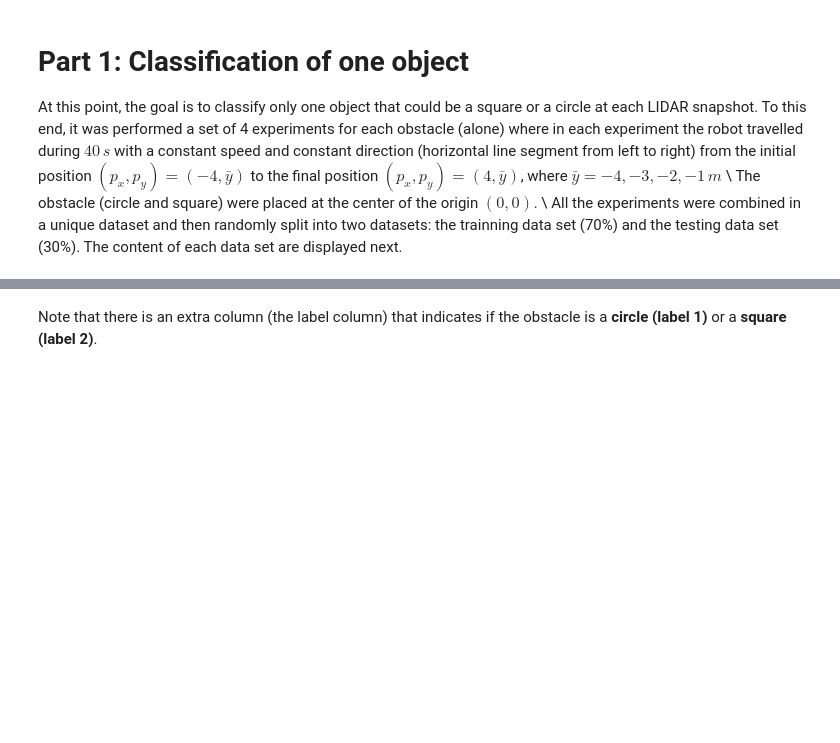
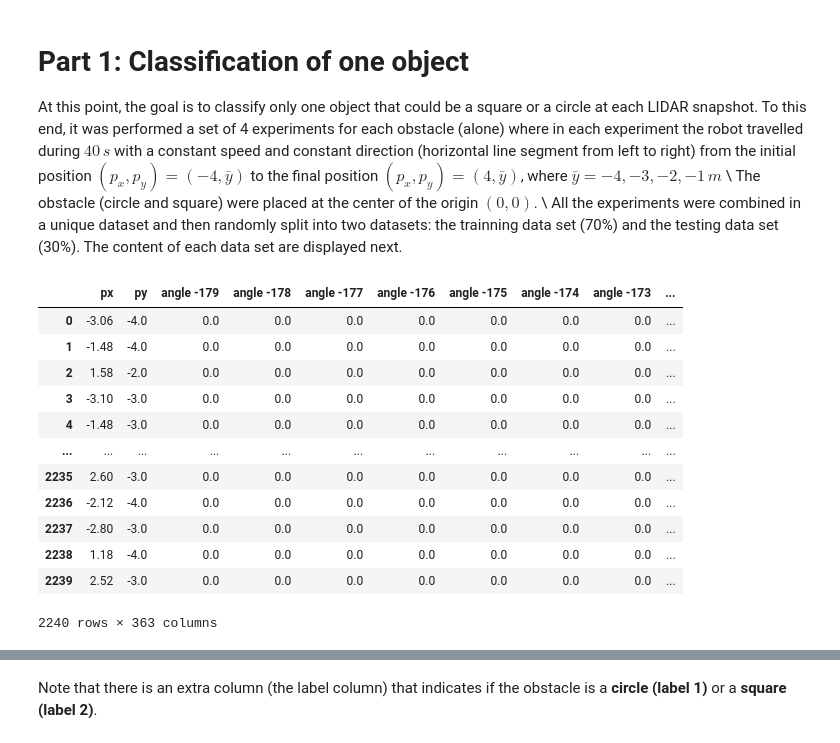
Before and after one commit to cthadeufaria/apc, a Jupyter notebook: project02/ML_project2.ipynb, the cells around one changed output, grey strips where cells are left out. Saved outputs shown, nothing was run; the diff lists cells and outputs as text; code cells hidden in the pictures; blank space fills up the shorter version.

```diff
--- a/project02/ML_project2.ipynb
+++ b/project02/ML_project2.ipynb
@@ -141,3 +162,21 @@ plt.show()
 At this point, the goal is to classify only one object that could be a square or a circle at each LIDAR snapshot. To this end, it was performed a set of 4 experiments for each obstacle (alone) where in each experiment the robot travelled during $40\,s$ with a constant speed and constant direction (horizontal line segment from left to right) from the initial position $(p_x, p_y) = (-4, \bar y)$ to the final position $(p_x, p_y) = (4, \bar y)$, where $\bar y = -4, -3, -2, -1\, m$ \\
 The obstacle (circle and square) were placed at the center of the origin $(0,0)$. \\
 All the experiments were combined in a unique dataset and then randomly split into two datasets: the trainning data set (70%) and the testing data set (30%). The content of each data set are displayed next.
+# %%
+import pandas as pd
+df_train = pd.read_csv('data_train.csv', index_col=0)
+df_train
+# %% [output]
+|  | px | py | angle -179 | angle -178 | angle -177 | angle -176 | angle -175 | angle -174 | angle -173 | ... |
+| 0 | -3.06 | -4.0 | 0.0 | 0.0 | 0.0 | 0.0 | 0.0 | 0.0 | 0.0 | ... |
+| 1 | -1.48 | -4.0 | 0.0 | 0.0 | 0.0 | 0.0 | 0.0 | 0.0 | 0.0 | ... |
+| 2 | 1.58 | -2.0 | 0.0 | 0.0 | 0.0 | 0.0 | 0.0 | 0.0 | 0.0 | ... |
+| 3 | -3.10 | -3.0 | 0.0 | 0.0 | 0.0 | 0.0 | 0.0 | 0.0 | 0.0 | ... |
+| 4 | -1.48 | -3.0 | 0.0 | 0.0 | 0.0 | 0.0 | 0.0 | 0.0 | 0.0 | ... |
+| ... | ... | ... | ... | ... | ... | ... | ... | ... | ... | ... |
+| 2235 | 2.60 | -3.0 | 0.0 | 0.0 | 0.0 | 0.0 | 0.0 | 0.0 | 0.0 | ... |
+| 2236 | -2.12 | -4.0 | 0.0 | 0.0 | 0.0 | 0.0 | 0.0 | 0.0 | 0.0 | ... |
+| 2237 | -2.80 | -3.0 | 0.0 | 0.0 | 0.0 | 0.0 | 0.0 | 0.0 | 0.0 | ... |
+| 2238 | 1.18 | -4.0 | 0.0 | 0.0 | 0.0 | 0.0 | 0.0 | 0.0 | 0.0 | ... |
+| 2239 | 2.52 | -3.0 | 0.0 | 0.0 | 0.0 | 0.0 | 0.0 | 0.0 | 0.0 | ... |
+2240 rows × 363 columns
```
Also changed, not shown: parts of 12 cells of this notebook, 9 other files.
